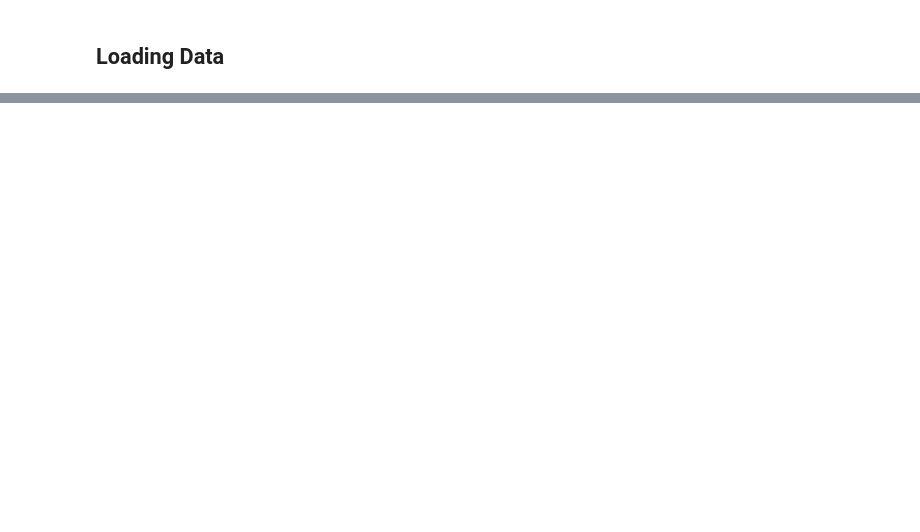
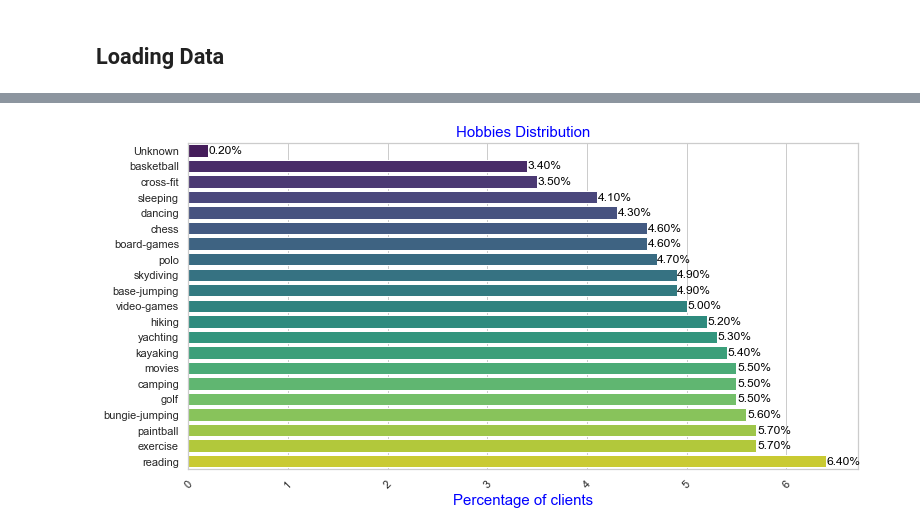
Before and after one commit to JSH1994/INTEGRATED-PROJECT, a Jupyter notebook: INTEGRATED-PROJECT DC,FE,EDA.ipynb, the cells around one changed output, grey strips where cells are left out. Saved outputs shown, nothing was run; the diff lists cells and outputs as text; code cells hidden in the pictures; blank space fills up the shorter version.

```diff
--- a/INTEGRATED-PROJECT DC,FE,EDA.ipynb
+++ b/INTEGRATED-PROJECT DC,FE,EDA.ipynb
@@ -26 +58,3 @@ df
+# %%
+df['total_premiums_paid'] = (df['policy_annual_premium']/12) * df['months_as_customer']
 # %%
@@ -44,0 +142,34 @@ df
+# %%
+import pandas as pd
+import matplotlib.pyplot as plt
+import seaborn as sns
+
+
+hobbies_series = df['insured_hobbies']
+
+# Calculate the count for each hobby
+hobbies_counts = hobbies_series.value_counts()
+
+# Convert the counts to percentages
+hobbies_pct = (hobbies_counts / hobbies_counts.sum()) * 100
+
+# Sort the counts from least to most popular
+hobbies_pct = hobbies_pct.sort_values()
+
+# Create the plot
+plt.figure(figsize=(12, 6))
+ax = sns.barplot(x=hobbies_pct, y=hobbies_pct.index, palette='viridis')
+
+# Customize the plot to match the theme
+plt.xlabel('Percentage of clients', fontsize=15, color='blue')
+plt.ylabel(None, color='blue')
+plt.title('Hobbies Distribution', fontsize=15, color='blue')
+plt.xticks(rotation=45)
+
+# Add percentage labels on each bar
+for index, value in enumerate(hobbies_pct):
+    ax.text(value + 0.176525, index, f'{value:.2f}%', color='black', ha="center", va="center")
+
+plt.show()
+# %% [output]
+[figure, added]
```
Also changed, not shown: parts of 20 cells of this notebook, 3 other files.
